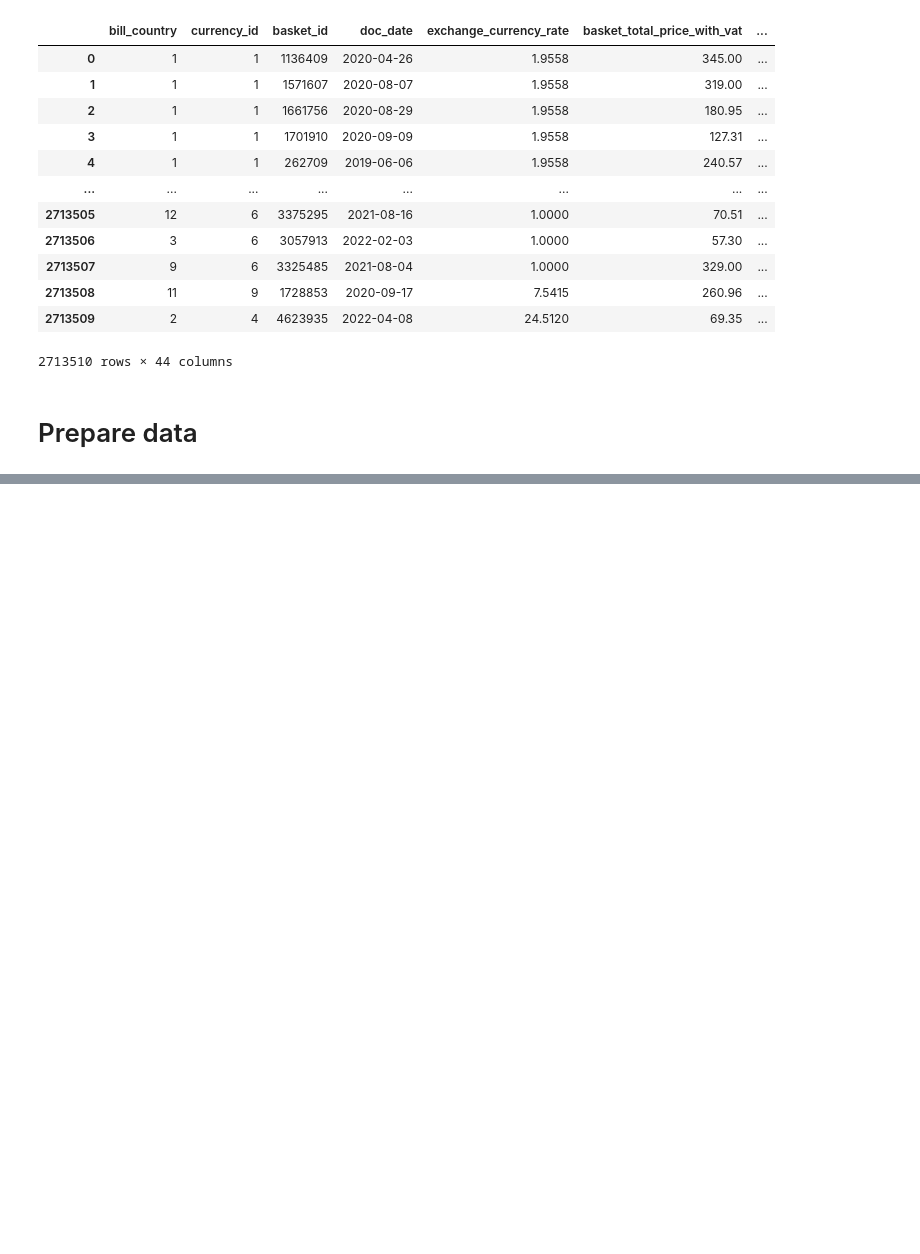
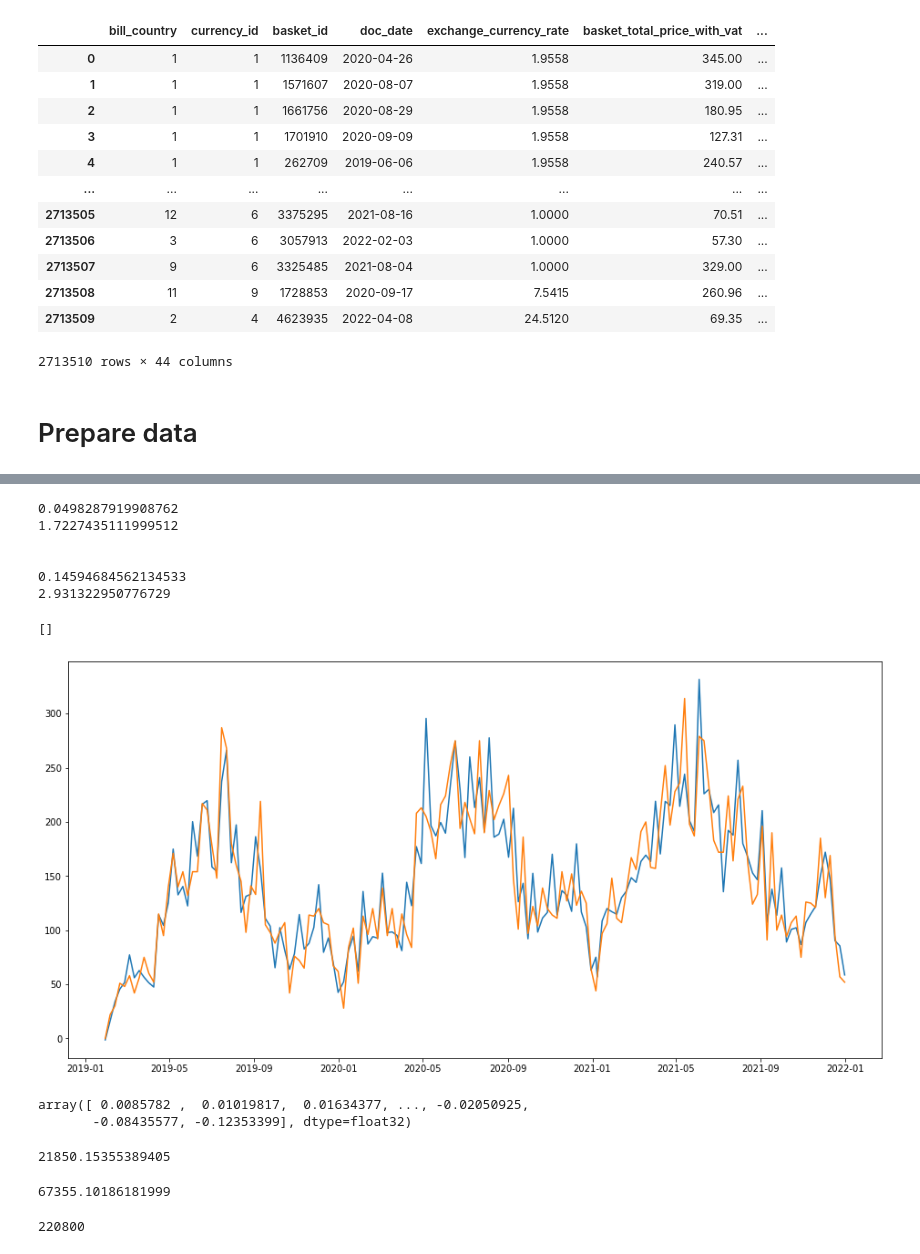
Before and after one commit to xSchon/BP, a Jupyter notebook: 03.Models.ipynb, the cells around one changed output, grey strips where cells are left out. Drawn from its saved outputs; the diff is of its cells as text; code cells hidden in the pictures; blank space fills up the shorter version.

Commit message:
Fixed normalization which led to worse results

```diff
--- a/03.Models.ipynb
+++ b/03.Models.ipynb
@@ -175,7 +205,7 @@ def group_week(df : pd.DataFrame) -> pd.DataFrame:
     df = df.drop(labels=['doc_weekday', 'doc_day'], axis=1)
 
     df = df.groupby(by=['product_id', 'doc_year', 'doc_month', 'doc_week'], as_index=False).agg({'item_quantity' : 'sum', \
-                                                                                                      'item_type' : 'first', \
+                                                                                                   #  'item_type' : 'first', \
                                                                                                       'item_unit_price_with_vat' : 'mean', \
                                                                                                       'item_total_discount_with_vat' : 'mean', \
                                                                                                       'product_id' : 'first', \
@@ -188,17 +218,17 @@ def group_week(df : pd.DataFrame) -> pd.DataFrame:
                                                                                                       'reviews_average_score_properties' : 'first', \
                                                                                                       'reviews_average_score_overall' : 'first', \
                                                                                                       'reviews_average_score' : 'first', \
-                                                                                                      'is_ended' : 'first', \
-                                                                                                      'is_new' : 'first', \
-                                                                                                      'is_boosted' : 'first', \
+                                                                                                   #   'is_ended' : 'first', \
+                                                                                                   #   'is_new' : 'first', \
+                                                                                                   #   'is_boosted' : 'first', \
                                                                                                       'product_purchase_price' : 'mean', \
-                                                                                                      'is_fifo' : 'first', \
-                                                                                                      'category_status' : 'first', \
+                                                                                                   #   'is_fifo' : 'first', \
+                                                                                                   #   'category_status' : 'first', \
                                                                                                       'segment_id' : 'first', \
                                                                                                       'default_warranty_period' : 'first', \
                                                                                                       'days_in_shop' : 'first', \
                                                                                                       'ancestor_count' : 'first', \
-                                                                                                      'descendant_count' : 'first', \
+                                                                                                   #   'descendant_count' : 'first', \
                                                                                                       'product_since' : 'first'
                                                                                                       })
 
@@ -219,16 +249,13 @@ def prepare_cluster_split_data(df: pd.DataFrame, hierarchical_cluster : id, kmea
         hierarchical cluster - hierarchical cluster number, usually from <1, 3> interval
         kmeans cluster - cluster decicded by kmeans clustering, usually from <1, 101> interval
     Returns
-        tuple - tuple containing prepared and split data in order (X_train, y_train, X_test, y_test)
+        tuple - tuple containing prepared (normalized) and split data in order (X_train, y_train, X_test, y_test)
     """
 
     selected_cluster = data[data.cluster_hierar.__eq__(hierarchical_cluster) & data.kmeans_cluster.__eq__(kmeans_cluster)]
 
-    ## Drop unsettable columns
-    # We want to predict, how many items of given type we will sell. That means - the predicted column will be 'item_quantity'. We don't know, how many items will be in basket, it's type etc.
-    # We only know values of columns we can influence (or which are already written) - for example price of the product, or it's brand.
-    # These columns were great for clustering products, as they can show some patterns in them, but for pure pretictions we are dropping those data.
-    selected_cluster = selected_cluster.drop(labels=['basket_id', 'basket_total_price_with_vat', 'basket_count_products', 'basket_type', 'count_basket_items', 'bill_country', 'currency_id', 'exchange_currency_rate', 'is_in_stock', 'eshop_stock_count', 'cluster_hierar', 'cluster_hierar', 'kmeans_cluster'], axis=1)
+    # Drop clusters as they are the same for each product of given cluster
+    selected_cluster = selected_cluster.drop(labels=['cluster_hierar', 'kmeans_cluster'], axis=1)
 
 
     # Next we need to rework data to weekkly sales rather than daily
@@ -296,0 +383,8 @@ names
+# %%
+xgb = XGaRegressor(learning_rate = 0.1, n_estimators=500,
+                           max_depth=5, min_child_weight=1,
+                           gamma=0, subsample=0.8,
+                           colsample_bytree=0.8, objective= "reg:squarederror",
+                           nthread=-1,scale_pos_weight=1, seed=27)
+
+xgb.fit(X_train, y_train)
@@ -296,0 +405,45 @@ names
+# %%
+print(median_absolute_error(y_train.quantity_sold, predicted))
+print(median_absolute_error(y_test.quantity_sold, predicted_test))
+
+print('\n')
+
+print(mean_absolute_error(y_train.quantity_sold, predicted))
+print(mean_absolute_error(y_test.quantity_sold, predicted_test))
+# %% [output]
+0.0498287919908762
+1.7227435111999512
+
+
+0.14594684562134533
+2.931322950776729
+# %%
+from datetime import date
+from dateutil.relativedelta import relativedelta
+
+relative_dates = [date(int(train.iloc[i].year), 1, 1) + relativedelta(weeks =+ train.iloc[i].week) for i in range(len(train.index))]
+relative_dates_test = [date(int(test.iloc[i].year), 1, 1) + relativedelta(weeks =+ test.iloc[i].week) for i in range(len(test.index))]
+# %%
+plt.plot(pd.DataFrame({'relative_dates' : relative_dates, 'values' : predicted}).groupby('relative_dates').sum().dropna())
+plt.plot(pd.DataFrame({'relative_dates' : relative_dates, 'values' : y_train.quantity_sold}).groupby('relative_dates').sum().dropna())
+plt.plot()
+# %% [output]
+[]
+[figure, added]
+# %%
+predicted
+# %% [output]
+array([ 0.0085782 ,  0.01019817,  0.01634377, ..., -0.02050925,
+       -0.08435577, -0.12353399], dtype=float32)
+# %%
+sum(predicted)
+# %% [output]
+21850.15355389405
+# %%
+sum(predicted_test)
+# %% [output]
+67355.10186181999
+# %%
+len(predicted)
+# %% [output]
+220800
```
Also changed, not shown: parts of 22 cells of this notebook, 1 other file.
